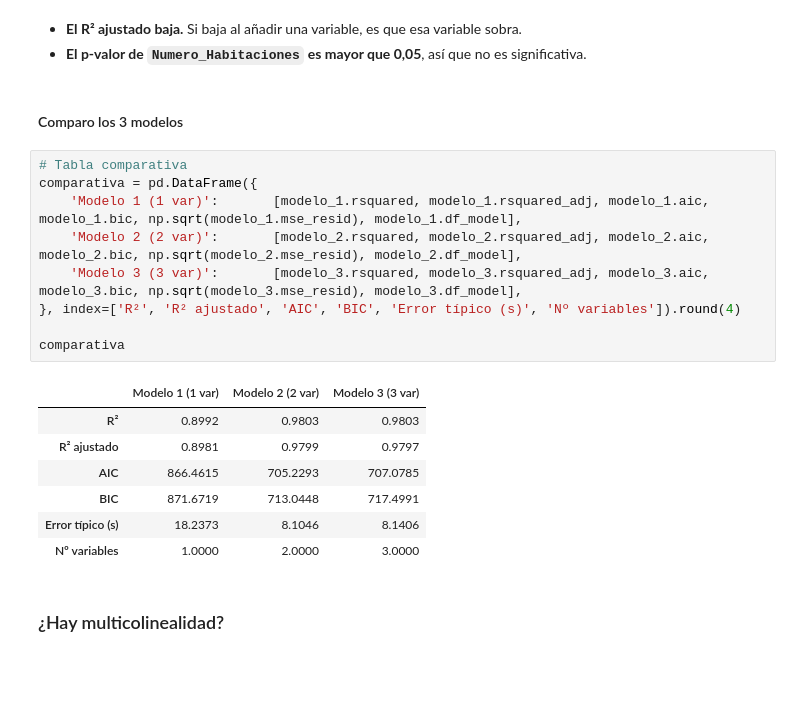
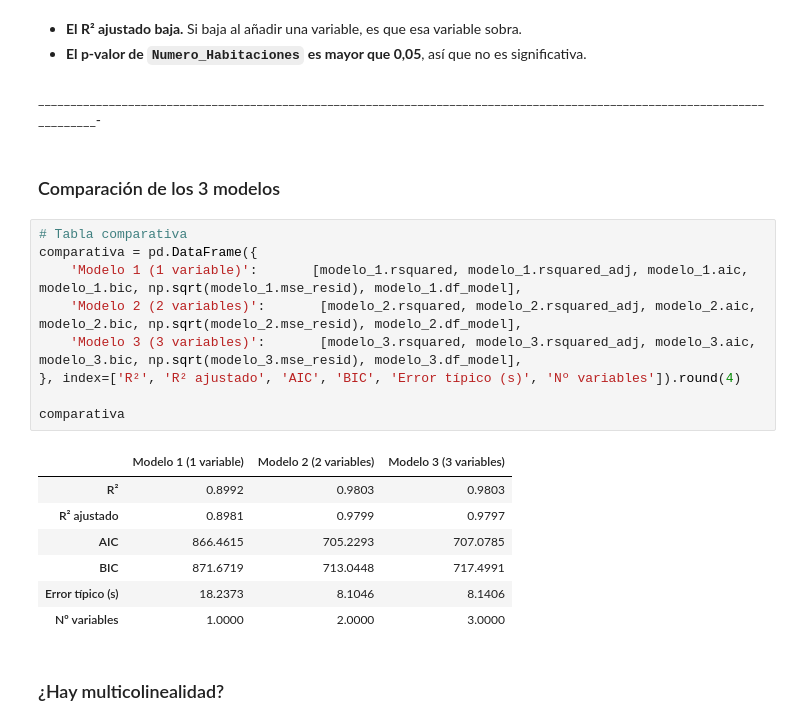
Before and after one commit to BORJAMOME/Data-Analytics-Portfolio, a Jupyter notebook: 03-Machine-Learning/01-supervisado/regresion/01-regresion-lineal-simple/01-precio-viviendas/notebook.ipynb, the cells around one changed output. Saved outputs shown, nothing was run; the diff lists cells and outputs as text; blank space fills up the shorter version.

```diff
--- a/03-Machine-Learning/01-supervisado/regresion/01-regresion-lineal-simple/01-precio-viviendas/notebook.ipynb
+++ b/03-Machine-Learning/01-supervisado/regresion/01-regresion-lineal-simple/01-precio-viviendas/notebook.ipynb
@@ -489,19 +492,21 @@ Numero_Habitaciones            No
 # %% [markdown]
 - **El R² ajustado baja.** Si baja al añadir una variable, es que esa variable sobra.
 - **El p-valor de `Numero_Habitaciones` es mayor que 0,05**, así que no es significativa.
+# %% [markdown]
+__________________________________________________________________________________________________________________________-
 # %% [markdown]
-#### Comparo los 3 modelos
+### Comparación de los 3 modelos
 # %%
 # Tabla comparativa
 comparativa = pd.DataFrame({
-    'Modelo 1 (1 var)':       [modelo_1.rsquared, modelo_1.rsquared_adj, modelo_1.aic, modelo_1.bic, np.sqrt(modelo_1.mse_resid), modelo_1.df_model],
-    'Modelo 2 (2 var)':       [modelo_2.rsquared, modelo_2.rsquared_adj, modelo_2.aic, modelo_2.bic, np.sqrt(modelo_2.mse_resid), modelo_2.df_model],
-    'Modelo 3 (3 var)':       [modelo_3.rsquared, modelo_3.rsquared_adj, modelo_3.aic, modelo_3.bic, np.sqrt(modelo_3.mse_resid), modelo_3.df_model],
+    'Modelo 1 (1 variable)':       [modelo_1.rsquared, modelo_1.rsquared_adj, modelo_1.aic, modelo_1.bic, np.sqrt(modelo_1.mse_resid), modelo_1.df_model],
+    'Modelo 2 (2 variables)':       [modelo_2.rsquared, modelo_2.rsquared_adj, modelo_2.aic, modelo_2.bic, np.sqrt(modelo_2.mse_resid), modelo_2.df_model],
+    'Modelo 3 (3 variables)':       [modelo_3.rsquared, modelo_3.rsquared_adj, modelo_3.aic, modelo_3.bic, np.sqrt(modelo_3.mse_resid), modelo_3.df_model],
 }, index=['R²', 'R² ajustado', 'AIC', 'BIC', 'Error típico (s)', 'Nº variables']).round(4)
 
 comparativa
 # %% [output]
-|  | Modelo 1 (1 var) | Modelo 2 (2 var) | Modelo 3 (3 var) |
+|  | Modelo 1 (1 variable) | Modelo 2 (2 variables) | Modelo 3 (3 variables) |
 | R² | 0.8992 | 0.9803 | 0.9803 |
 | R² ajustado | 0.8981 | 0.9799 | 0.9797 |
 | AIC | 866.4615 | 705.2293 | 707.0785 |
```
Also changed, not shown: parts of 12 cells of this notebook.
